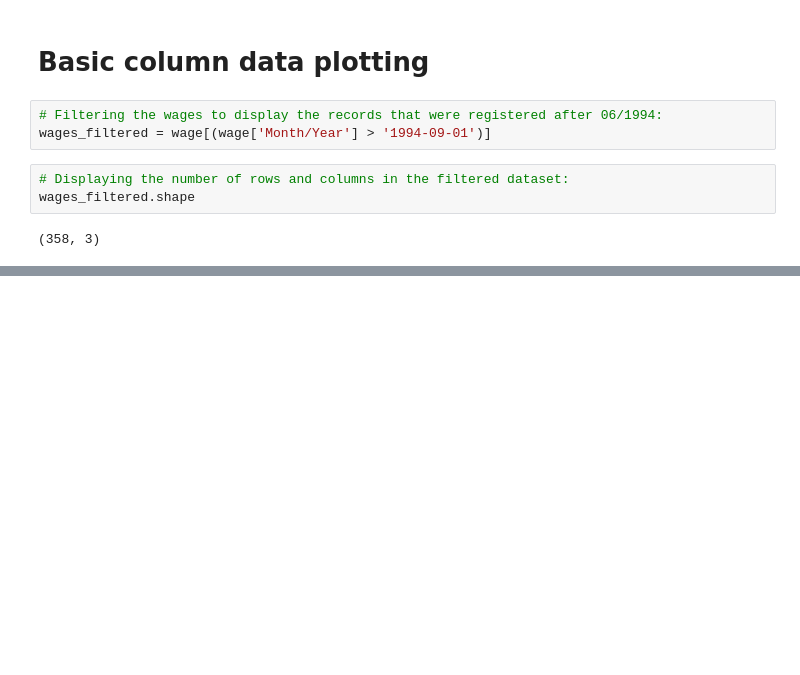
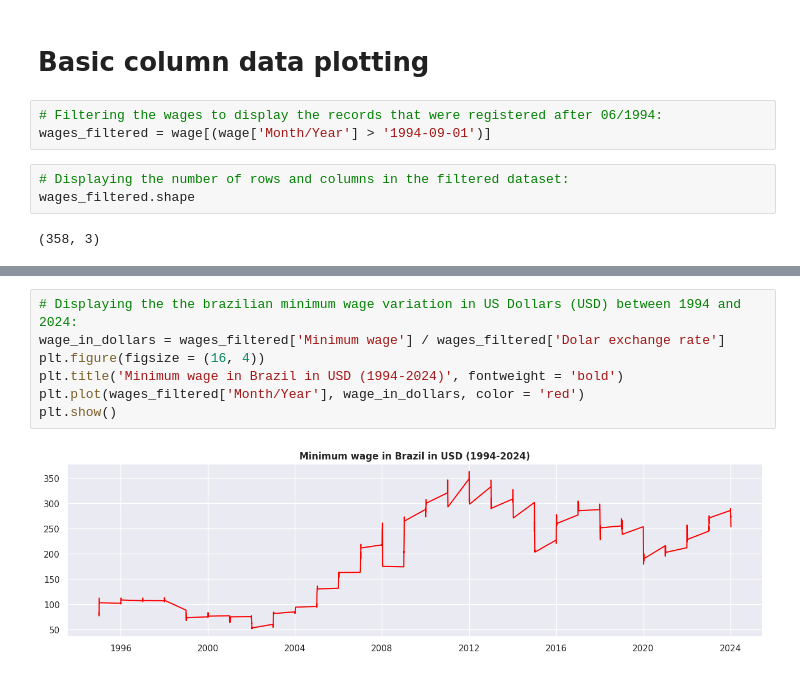
Before and after one commit to guilhermelaviola/MinimumWage, a Jupyter notebook: MinimumWageBrazil.ipynb, the cells around one changed output, grey strips where cells are left out. Drawn from its saved outputs; the diff is of its cells as text; blank space fills up the shorter version.

```diff
--- a/MinimumWageBrazil.ipynb
+++ b/MinimumWageBrazil.ipynb
@@ -98,3 +112,12 @@ plt.plot(wages_filtered['Month/Year'], wages_filtered['Minimum wage'], color = '
 plt.show()
 # %% [output]
 [figure]
+# %%
+# Displaying the the brazilian minimum wage variation in US Dollars (USD) between 1994 and 2024:
+wage_in_dollars = wages_filtered['Minimum wage'] / wages_filtered['Dolar exchange rate']
+plt.figure(figsize = (16, 4))
+plt.title('Minimum wage in Brazil in USD (1994-2024)', fontweight = 'bold')
+plt.plot(wages_filtered['Month/Year'], wage_in_dollars, color = 'red')
+plt.show()
+# %% [output]
+[figure, added]
```
Also changed, not shown: parts of 8 cells of this notebook.
